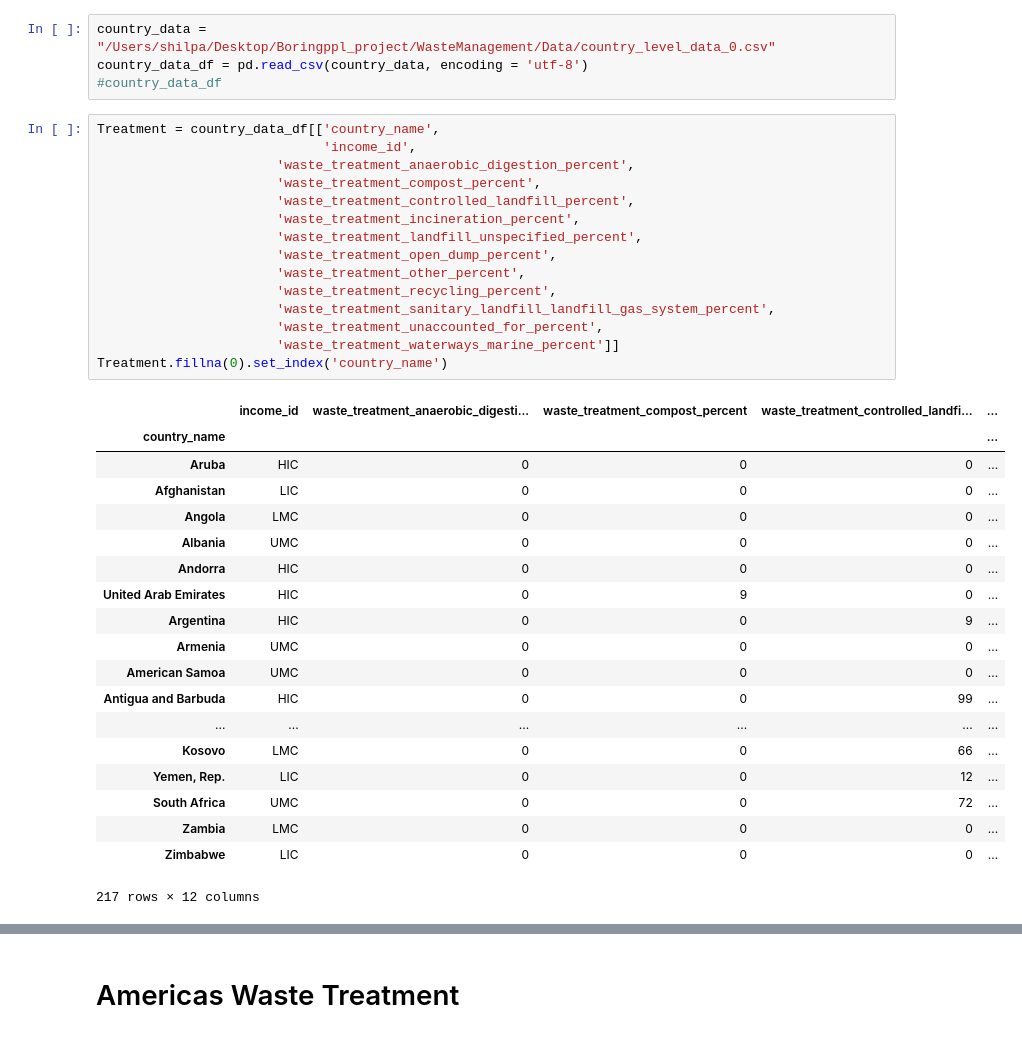
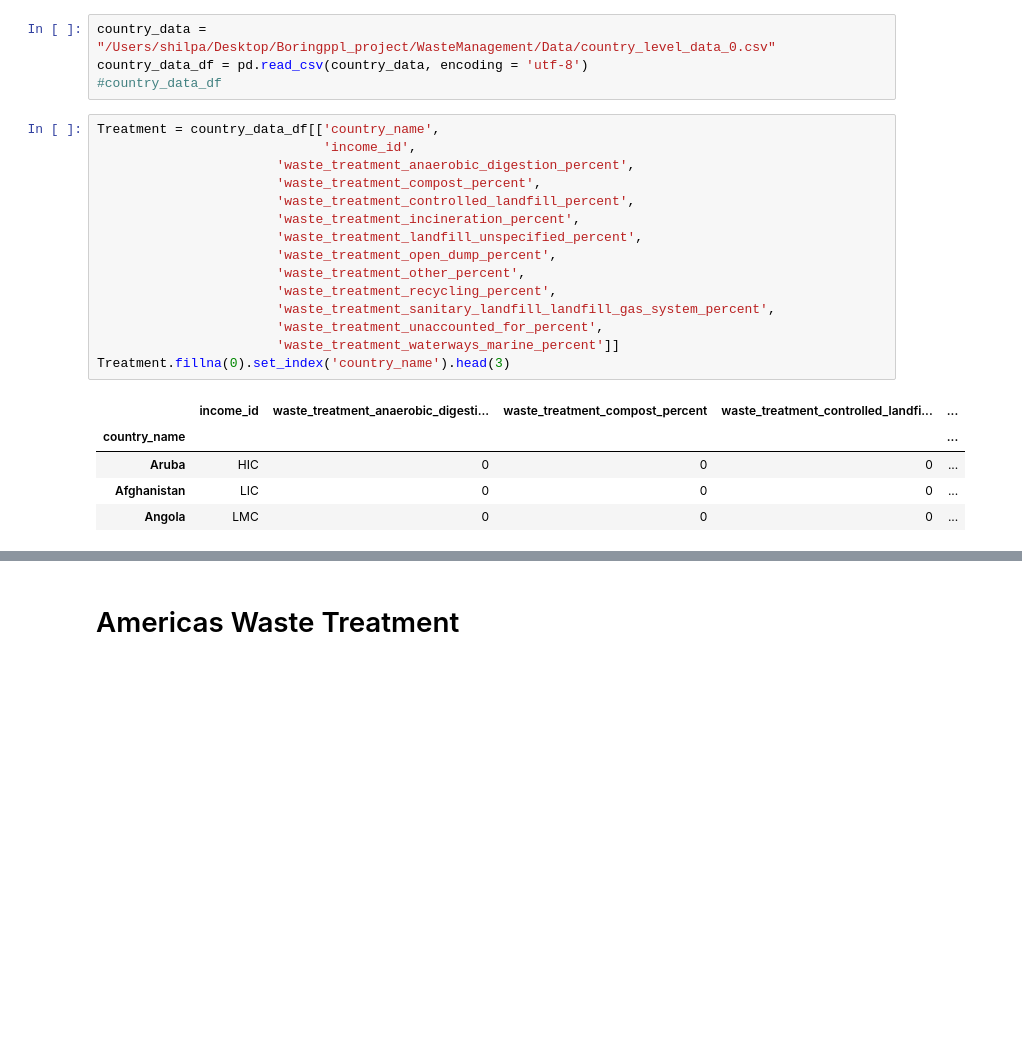
Before and after one commit to ShilpaMuralidhar/WasteManagement, a Jupyter notebook: Data_Science/Treatment.ipynb, the cells around one changed output, grey strips where cells are left out. Drawn from its saved outputs; the diff is of its cells as text; blank space fills up the shorter version.

```diff
--- a/Data_Science/Treatment.ipynb
+++ b/Data_Science/Treatment.ipynb
@@ -13,35 +13,21 @@ country_data_df = pd.read_csv(country_data, encoding = 'utf-8')
 # %%
 Treatment = country_data_df[['country_name',
                              'income_id',
                        'waste_treatment_anaerobic_digestion_percent',
                        'waste_treatment_compost_percent',
                        'waste_treatment_controlled_landfill_percent',
                        'waste_treatment_incineration_percent',
                        'waste_treatment_landfill_unspecified_percent',
                        'waste_treatment_open_dump_percent',
                        'waste_treatment_other_percent',
                        'waste_treatment_recycling_percent',
                        'waste_treatment_sanitary_landfill_landfill_gas_system_percent',
                        'waste_treatment_unaccounted_for_percent',
                        'waste_treatment_waterways_marine_percent']]
-Treatment.fillna(0).set_index('country_name')
+Treatment.fillna(0).set_index('country_name').head(3)
 # %% [output]
 |  | income_id | waste_treatment_anaerobic_digesti... | waste_treatment_compost_percent | waste_treatment_controlled_landfi... | ... |
 | country_name |  |  |  |  | ... |
 | Aruba | HIC | 0 | 0 | 0 | ... |
 | Afghanistan | LIC | 0 | 0 | 0 | ... |
 | Angola | LMC | 0 | 0 | 0 | ... |
-| Albania | UMC | 0 | 0 | 0 | ... |
-| Andorra | HIC | 0 | 0 | 0 | ... |
-| United Arab Emirates | HIC | 0 | 9 | 0 | ... |
-| Argentina | HIC | 0 | 0 | 9 | ... |
-| Armenia | UMC | 0 | 0 | 0 | ... |
-| American Samoa | UMC | 0 | 0 | 0 | ... |
-| Antigua and Barbuda | HIC | 0 | 0 | 99 | ... |
-| ... | ... | ... | ... | ... | ... |
-| Kosovo | LMC | 0 | 0 | 66 | ... |
-| Yemen, Rep. | LIC | 0 | 0 | 12 | ... |
-| South Africa | UMC | 0 | 0 | 72 | ... |
-| Zambia | LMC | 0 | 0 | 0 | ... |
-| Zimbabwe | LIC | 0 | 0 | 0 | ... |
-217 rows × 12 columns
```
Also changed, not shown: parts of 3 cells of this notebook.
